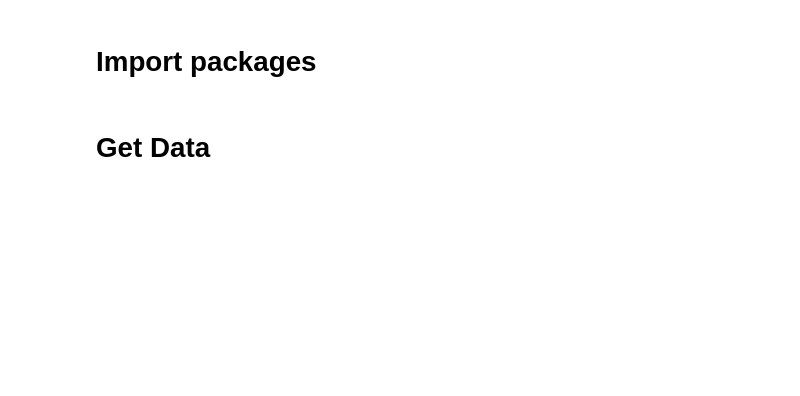
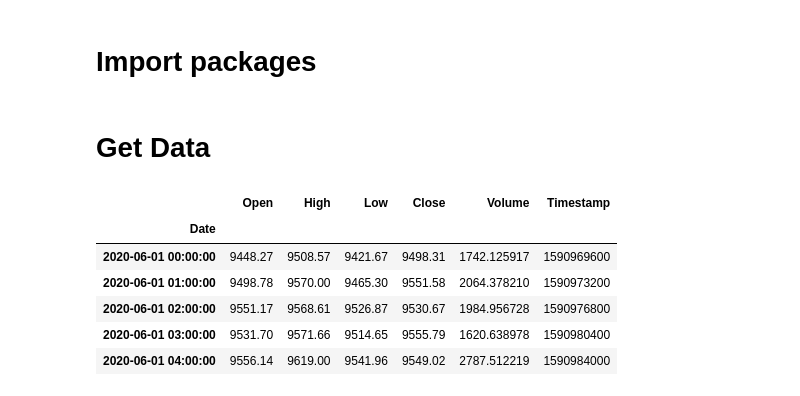
Before and after one commit to webclinic017/Trading-sandbox, a Jupyter notebook: 14_Trend_decomposition.ipynb, the cells around one changed output. Drawn from its saved outputs; the diff is of its cells as text; code cells hidden in the pictures; blank space fills up the shorter version.

```diff
--- a/14_Trend_decomposition.ipynb
+++ b/14_Trend_decomposition.ipynb
@@ -14,6 +14,14 @@ from modules.Utils.utils import loadFromDB, strategyTester
 # Get Data
 # %%
 SYMBOL= 'BTC'
-df =loadFromDB(SYMBOL,'4h',True)
+df =loadFromDB(SYMBOL,'1h',True)
 df.head()
+# %% [output]
+|  | Open | High | Low | Close | Volume | Timestamp |
+| Date |  |  |  |  |  |  |
+| 2020-06-01 00:00:00 | 9448.27 | 9508.57 | 9421.67 | 9498.31 | 1742.125917 | 1590969600 |
+| 2020-06-01 01:00:00 | 9498.78 | 9570.00 | 9465.30 | 9551.58 | 2064.378210 | 1590973200 |
+| 2020-06-01 02:00:00 | 9551.17 | 9568.61 | 9526.87 | 9530.67 | 1984.956728 | 1590976800 |
+| 2020-06-01 03:00:00 | 9531.70 | 9571.66 | 9514.65 | 9555.79 | 1620.638978 | 1590980400 |
+| 2020-06-01 04:00:00 | 9556.14 | 9619.00 | 9541.96 | 9549.02 | 2787.512219 | 1590984000 |
 # %%
```
Also changed, not shown: parts of 3 cells of this notebook, 1 other file.
